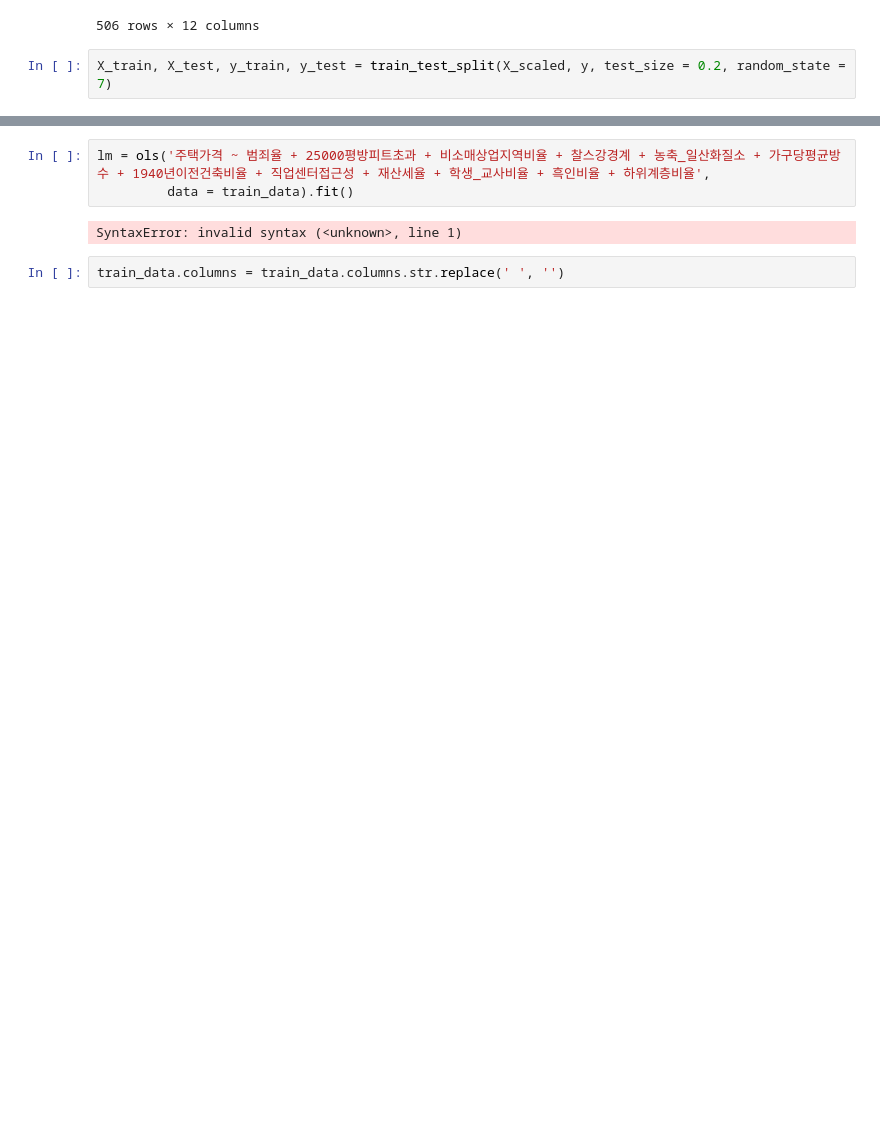
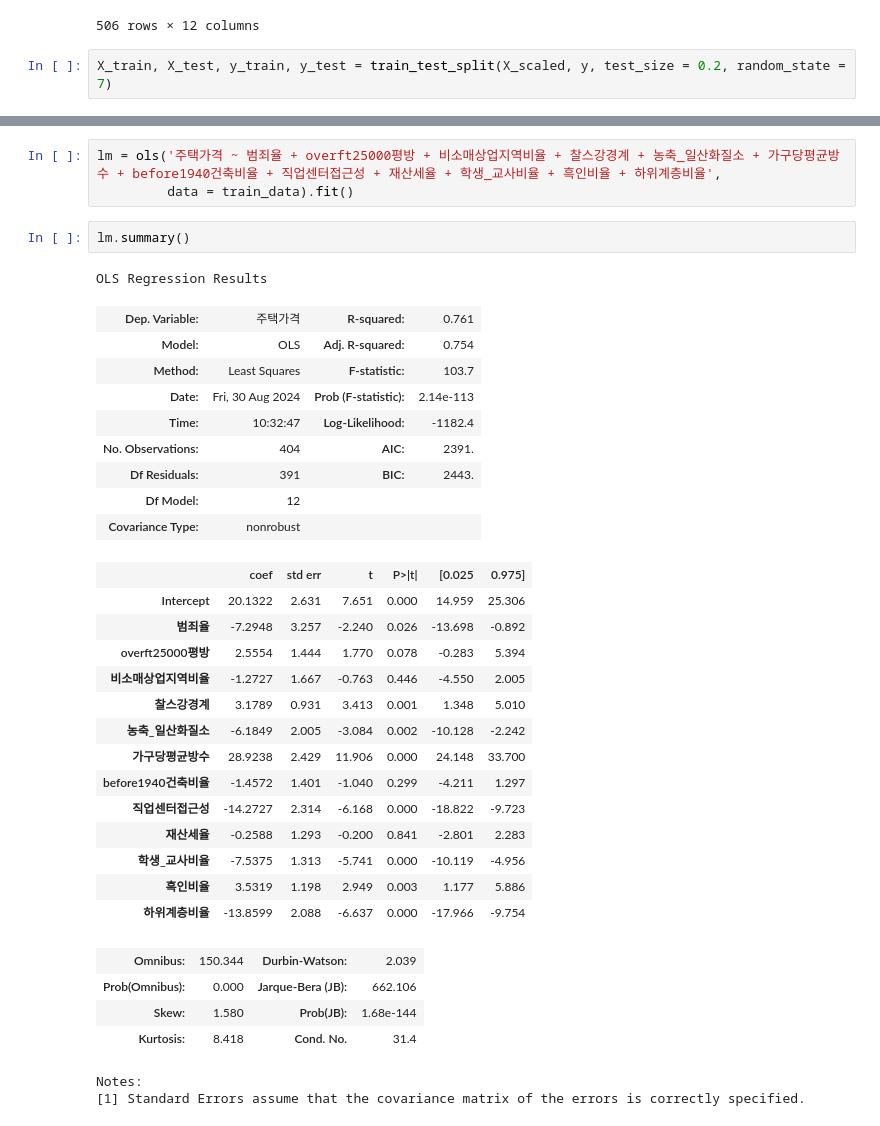
Before and after one commit to yusangsoo/Fintech_PM, a Jupyter notebook: 06_machine_learning/14_회귀분석_보스턴집값예측_라쏘_릿지_엘라스틱넷.ipynb, the cells around one changed output, grey strips where cells are left out. Drawn from its saved outputs; the diff is of its cells as text; blank space fills up the shorter version.

```diff
--- a/06_machine_learning/14_회귀분석_보스턴집값예측_라쏘_릿지_엘라스틱넷.ipynb
+++ b/06_machine_learning/14_회귀분석_보스턴집값예측_라쏘_릿지_엘라스틱넷.ipynb
@@ -222,7 +207,36 @@ train_data
 # %%
-lm = ols('주택가격 ~ 범죄율 + 25000평방피트초과 + 비소매상업지역비율 + 찰스강경계 + 농축_일산화질소 + 가구당평균방수 + 1940년이전건축비율 + 직업센터접근성 + 재산세율 + 학생_교사비율 + 흑인비율 + 하위계층비율',
+lm = ols('주택가격 ~ 범죄율 + overft25000평방 + 비소매상업지역비율 + 찰스강경계 + 농축_일산화질소 + 가구당평균방수 + before1940건축비율 + 직업센터접근성 + 재산세율 + 학생_교사비율 + 흑인비율 + 하위계층비율',
          data = train_data).fit()
-# %% [output]
-SyntaxError: invalid syntax (<unknown>, line 1)
 # %%
-train_data.columns = train_data.columns.str.replace(' ', '')
+lm.summary()
+# %% [output]
+OLS Regression Results
+| Dep. Variable: | 주택가격 | R-squared: | 0.761 |
+| Model: | OLS | Adj. R-squared: | 0.754 |
+| Method: | Least Squares | F-statistic: | 103.7 |
+| Date: | Fri, 30 Aug 2024 | Prob (F-statistic): | 2.14e-113 |
+| Time: | 10:32:47 | Log-Likelihood: | -1182.4 |
+| No. Observations: | 404 | AIC: | 2391. |
+| Df Residuals: | 391 | BIC: | 2443. |
+| Df Model: | 12 |  |  |
+| Covariance Type: | nonrobust |  |  |
+|  | coef | std err | t | P>|t| | [0.025 | 0.975] |
+| Intercept | 20.1322 | 2.631 | 7.651 | 0.000 | 14.959 | 25.306 |
+| 범죄율 | -7.2948 | 3.257 | -2.240 | 0.026 | -13.698 | -0.892 |
+| overft25000평방 | 2.5554 | 1.444 | 1.770 | 0.078 | -0.283 | 5.394 |
+| 비소매상업지역비율 | -1.2727 | 1.667 | -0.763 | 0.446 | -4.550 | 2.005 |
+| 찰스강경계 | 3.1789 | 0.931 | 3.413 | 0.001 | 1.348 | 5.010 |
+| 농축_일산화질소 | -6.1849 | 2.005 | -3.084 | 0.002 | -10.128 | -2.242 |
+| 가구당평균방수 | 28.9238 | 2.429 | 11.906 | 0.000 | 24.148 | 33.700 |
+| before1940건축비율 | -1.4572 | 1.401 | -1.040 | 0.299 | -4.211 | 1.297 |
+| 직업센터접근성 | -14.2727 | 2.314 | -6.168 | 0.000 | -18.822 | -9.723 |
+| 재산세율 | -0.2588 | 1.293 | -0.200 | 0.841 | -2.801 | 2.283 |
+| 학생_교사비율 | -7.5375 | 1.313 | -5.741 | 0.000 | -10.119 | -4.956 |
+| 흑인비율 | 3.5319 | 1.198 | 2.949 | 0.003 | 1.177 | 5.886 |
+| 하위계층비율 | -13.8599 | 2.088 | -6.637 | 0.000 | -17.966 | -9.754 |
+| Omnibus: | 150.344 | Durbin-Watson: | 2.039 |
+| Prob(Omnibus): | 0.000 | Jarque-Bera (JB): | 662.106 |
+| Skew: | 1.580 | Prob(JB): | 1.68e-144 |
+| Kurtosis: | 8.418 | Cond. No. | 31.4 |
+Notes:
+[1] Standard Errors assume that the covariance matrix of the errors is correctly specified.
```
Also changed, not shown: parts of 15 cells of this notebook.
